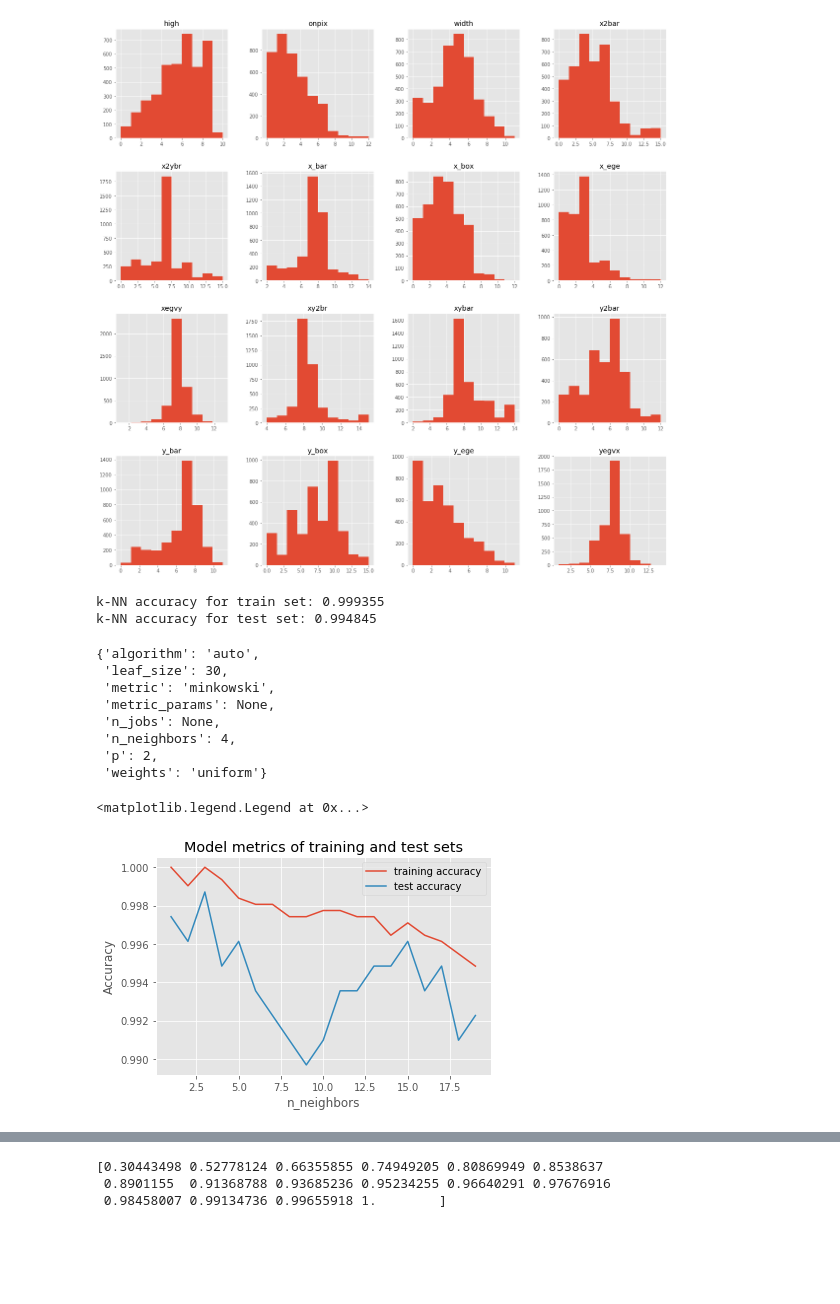
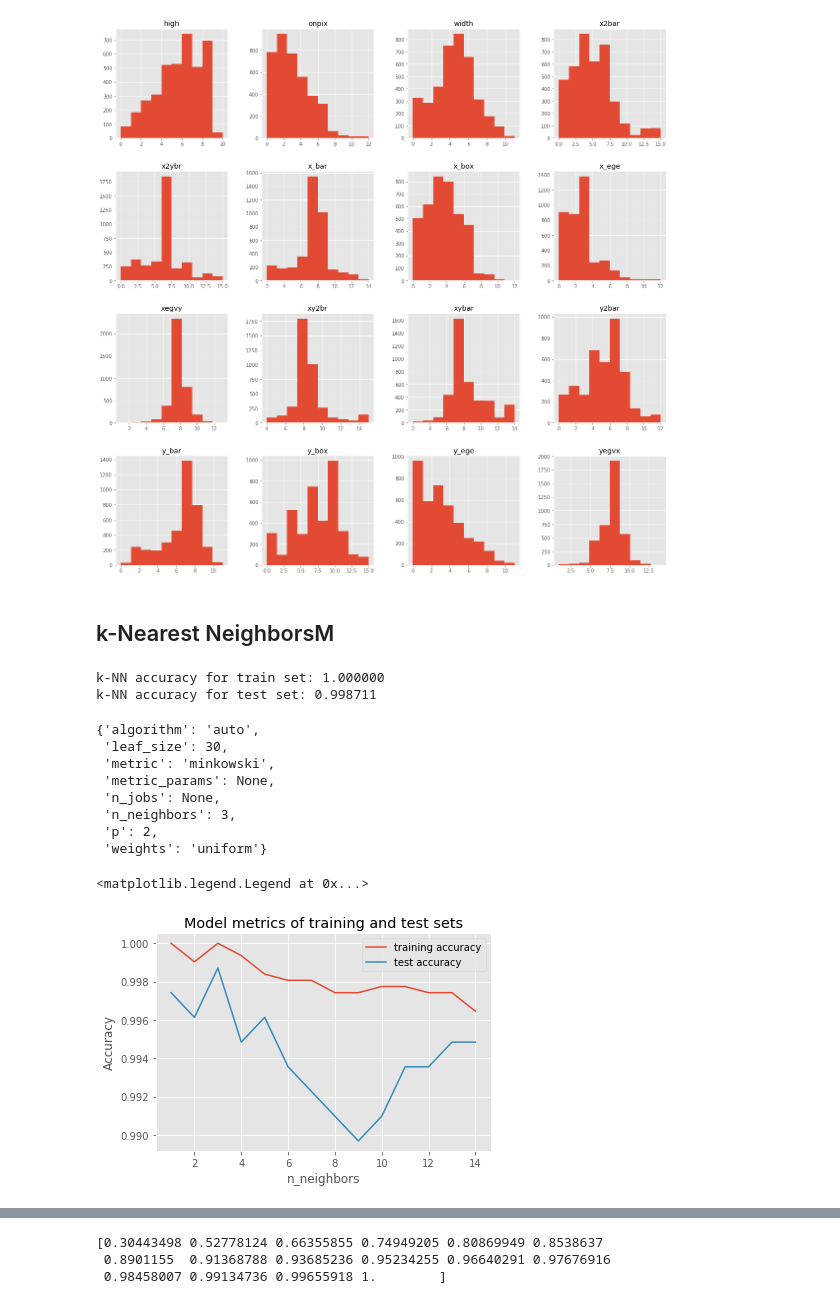
Before and after one commit to dkohkemper/pattern_recognition, a Jupyter notebook: proyecto_final/proyecto_final.ipynb, the cells around one changed output, grey strips where cells are left out. Cells and saved outputs as stored; diff of their text form; code cells hidden in the pictures; blank space fills up the shorter version.

```diff
--- a/proyecto_final/proyecto_final.ipynb
+++ b/proyecto_final/proyecto_final.ipynb
@@ -75,11 +155,13 @@ output_class = output_class.ravel()
 
 # Separate data intro training and test sets
 x_train, x_test, y_train, y_test = train_test_split(input_features, output_class, test_size=0.20, random_state=50)
+# %% [markdown]
+## k-Nearest NeighborsM
 # %%
 from sklearn import neighbors
 
 # Generate kNN model
-knn = neighbors.KNeighborsClassifier(n_neighbors = 4)
+knn = neighbors.KNeighborsClassifier(n_neighbors = 3)
 # Fit the model using x_train as training data and y_train as target values
 knn_model_1 = knn.fit(x_train, y_train)
 
@@ -90,40 +172,40 @@ print('k-NN accuracy for test set: %f'  % knn_model_1.score(x_test, y_test))
 # Get parameters of model
 knn.get_params()
 # %% [output]
-k-NN accuracy for train set: 0.999355
-k-NN accuracy for test set: 0.994845
+k-NN accuracy for train set: 1.000000
+k-NN accuracy for test set: 0.998711
 {'algorithm': 'auto',
  'leaf_size': 30,
  'metric': 'minkowski',
  'metric_params': None,
  'n_jobs': None,
- 'n_neighbors': 4,
+ 'n_neighbors': 3,
  'p': 2,
  'weights': 'uniform'}
 # %%
 from sklearn.neighbors import KNeighborsClassifier
 
 training_accuracy = []
 test_accuracy = []
 
-neighbors_settings = range(1, 20)
+neighbors_settings = range(1, 15)
 
-for n_neighbors in neighbors_settings:
+for num_of_neighbors in neighbors_settings:
     # se construye el modelo de clasificacion
-    clf = KNeighborsClassifier(n_neighbors=n_neighbors)
+    clf = KNeighborsClassifier(n_neighbors=num_of_neighbors)
     clf.fit(x_train, y_train)
     # se almacena el "training set accuracy"
     training_accuracy.append(clf.score(x_train, y_train))
     # se almacena la "generalization accuracy"
     test_accuracy.append(clf.score(x_test, y_test))
 
 # Plot results
 plt.plot(neighbors_settings, training_accuracy, label="training accuracy")
 plt.plot(neighbors_settings, test_accuracy, label="test accuracy")
 plt.ylabel("Accuracy")
 plt.xlabel("n_neighbors")
 plt.title("Model metrics of training and test sets")
 plt.legend()
 # %% [output]
 <matplotlib.legend.Legend at 0x...>
-[figure, old version]
+[figure, new version]
```
Also changed, not shown: parts of 25 cells of this notebook, 1 other file.
